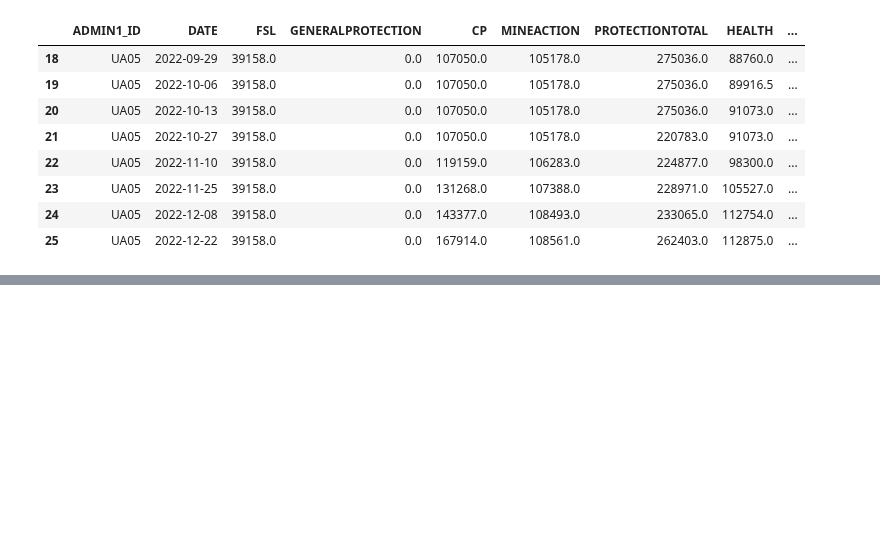
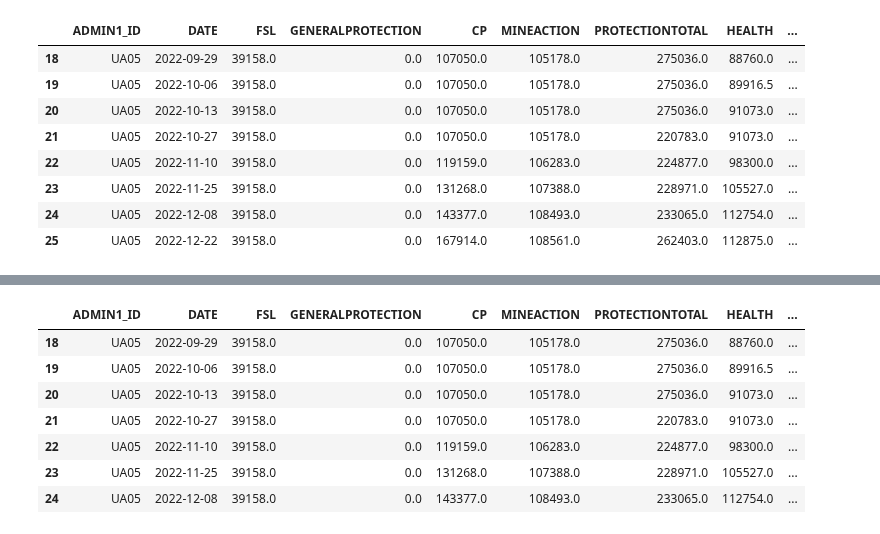
Before and after one commit to reo113/GuideHouse_Project, a Jupyter notebook: guidehouse.ipynb, the cells around one changed output, grey strips where cells are left out. Cells and saved outputs as stored; diff of their text form; code cells hidden in the pictures; blank space fills up the shorter version.

Commit message:
now have two different dfs for num of org and another for people reached

```diff
--- a/guidehouse.ipynb
+++ b/guidehouse.ipynb
@@ -224,25 +244,21 @@ people_reached_interpolated_df.iloc[18:26]
 # %%
+#PEOPLE REACHED
 # create label encoder instance
 label_encoder = LabelEncoder()
-
 #fit label encoder to transform Oblast column
-encoded_oblast = label_encoder.fit_transform(interpolated_df['OBLAST'])
-
+encoded_oblast = label_encoder.fit_transform(people_reached_interpolated_df['OBLAST'])
 #create copy
-df_encoded = interpolated_df.copy()
-
+people_reached_df_encoded = people_reached_interpolated_df.copy()
 #Add column and assign values
-df_encoded['OBLAST_ENCODED'] = encoded_oblast
+people_reached_df_encoded['OBLAST_ENCODED'] = encoded_oblast
 # %%
+#PEOPLE REACHED
 # create label encoder instance
 label_encoder = LabelEncoder()
-
 #fit label encoder to transform Date column
-encoded_oblast = label_encoder.fit_transform(df_encoded['DATE'])
-
+encoded_oblast = label_encoder.fit_transform(people_reached_df_encoded['DATE'])
 #create copy
-df_encode = df_encoded.copy()
-
+people_reached_df_encode = people_reached_df_encoded.copy()
 #Add column and assign values
-df_encode['DATE_ENCODED'] = encoded_oblast
+people_reached_df_encode['DATE_ENCODED'] = encoded_oblast
 # %%
@@ -252 +282,12 @@ df_encoded.columns
+# %%
+people_reached_df_encode.iloc[18:25]
+# %% [output]
+|  | ADMIN1_ID | DATE | FSL | GENERALPROTECTION | CP | MINEACTION | PROTECTIONTOTAL | HEALTH | ... |
+| 18 | UA05 | 2022-09-29 | 39158.0 | 0.0 | 107050.0 | 105178.0 | 275036.0 | 88760.0 | ... |
+| 19 | UA05 | 2022-10-06 | 39158.0 | 0.0 | 107050.0 | 105178.0 | 275036.0 | 89916.5 | ... |
+| 20 | UA05 | 2022-10-13 | 39158.0 | 0.0 | 107050.0 | 105178.0 | 275036.0 | 91073.0 | ... |
+| 21 | UA05 | 2022-10-27 | 39158.0 | 0.0 | 107050.0 | 105178.0 | 220783.0 | 91073.0 | ... |
+| 22 | UA05 | 2022-11-10 | 39158.0 | 0.0 | 119159.0 | 106283.0 | 224877.0 | 98300.0 | ... |
+| 23 | UA05 | 2022-11-25 | 39158.0 | 0.0 | 131268.0 | 107388.0 | 228971.0 | 105527.0 | ... |
+| 24 | UA05 | 2022-12-08 | 39158.0 | 0.0 | 143377.0 | 108493.0 | 233065.0 | 112754.0 | ... |
 # %%
```
Also changed, not shown: parts of 10 cells of this notebook.
